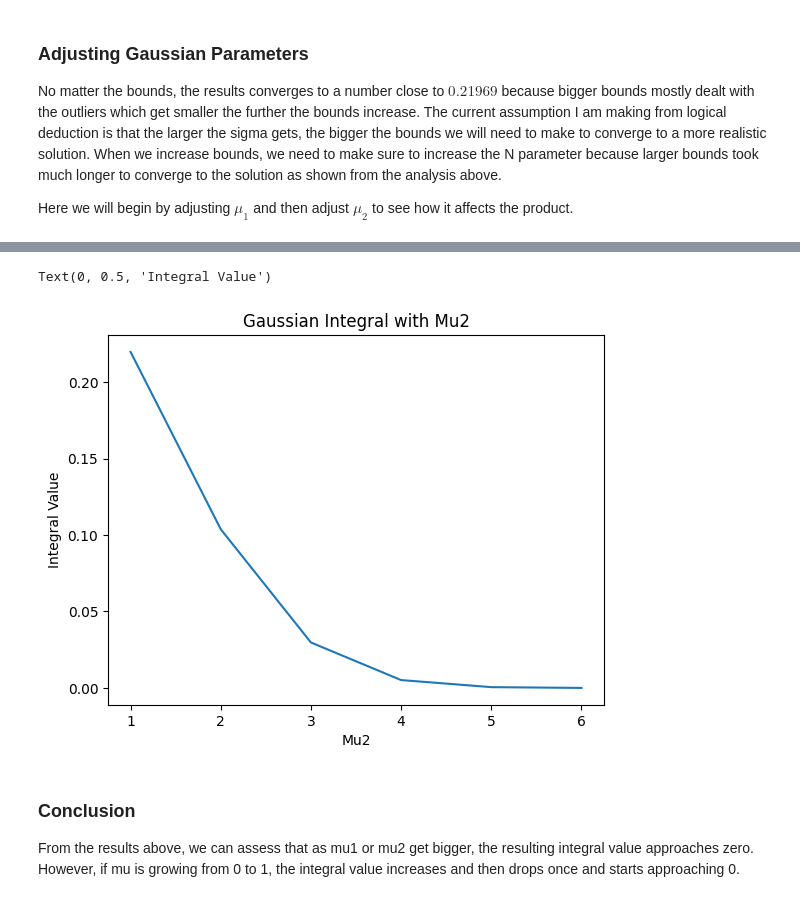
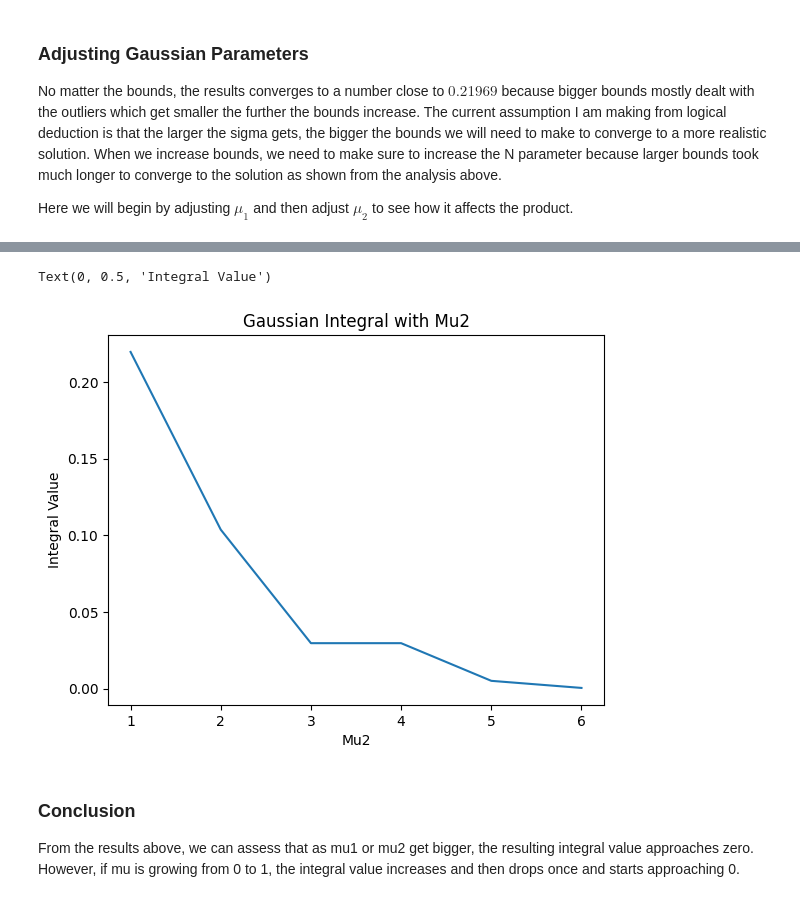
Before and after one commit to Tqkoyaki/Research, a Jupyter notebook: GaussianIntegral.ipynb, the cells around one changed output, grey strips where cells are left out. Saved outputs shown, nothing was run; the diff lists cells and outputs as text; code cells hidden in the pictures.

```diff
--- a/GaussianIntegral.ipynb
+++ b/GaussianIntegral.ipynb
@@ -224,0 +198,2 @@ The integral for Mu2 = 6 is approximately 3.481326298668689e-05
+# %%
+mu2_success.append(mu_converge(mu2=2, bound=[20, 30]))
@@ -224,0 +203,2 @@ The integral for Mu2 = 6 is approximately 3.481326298668689e-05
+# %%
+mu2_success.append(mu_converge(mu2=3, bound=[50, 60], N=200))
@@ -224,0 +208,2 @@ The integral for Mu2 = 6 is approximately 3.481326298668689e-05
+# %%
+mu2_success.append(mu_converge(mu2=4, bound=[50, 60], N=200))
@@ -224,0 +213,2 @@ The integral for Mu2 = 6 is approximately 3.481326298668689e-05
+# %%
+mu2_success.append(mu_converge(mu2=5, bound=[50, 60], N=200))
@@ -225,14 +218,14 @@ The integral for Mu2 = 6 is approximately 3.481326298668689e-05
 # %%
 # Plots the results
-plt = sns.lineplot(success_mu2)
-plt.set_xticklabels([i for i in range(len(success_mu2) + 1)])
+plt = sns.lineplot(mu2_success)
 
 plt.set_title('Gaussian Integral with Mu2')
+plt.set_xticklabels([i for i in range(len(mu2_success) + 1)])
 plt.set_xlabel('Mu2')
 plt.set_ylabel('Integral Value')
 # %% [output]
 Text(0, 0.5, 'Integral Value')
-[figure, old version]
+[figure, new version]
 # %% [markdown]
 ### Conclusion
 
```
Also changed, not shown: parts of 17 cells of this notebook.
